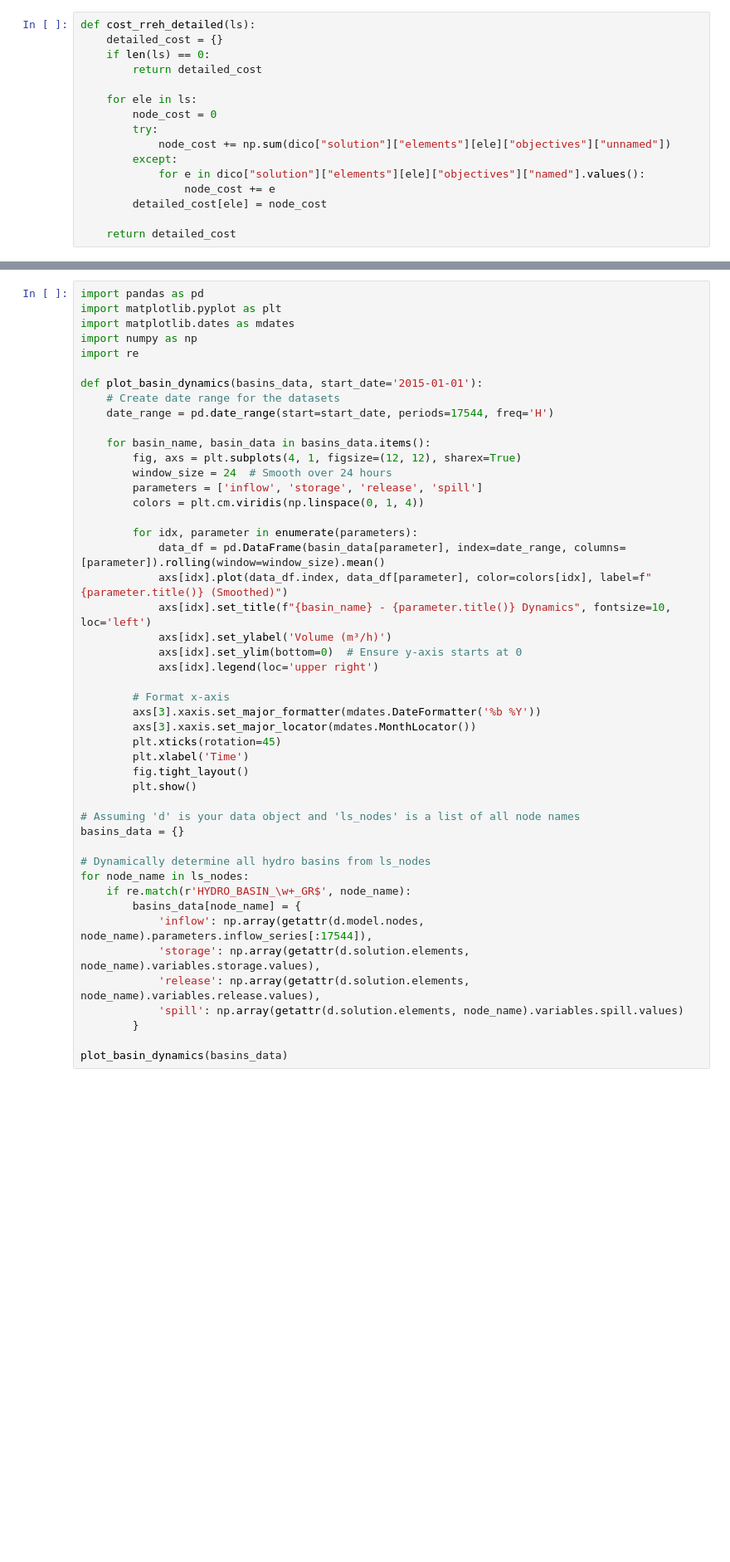
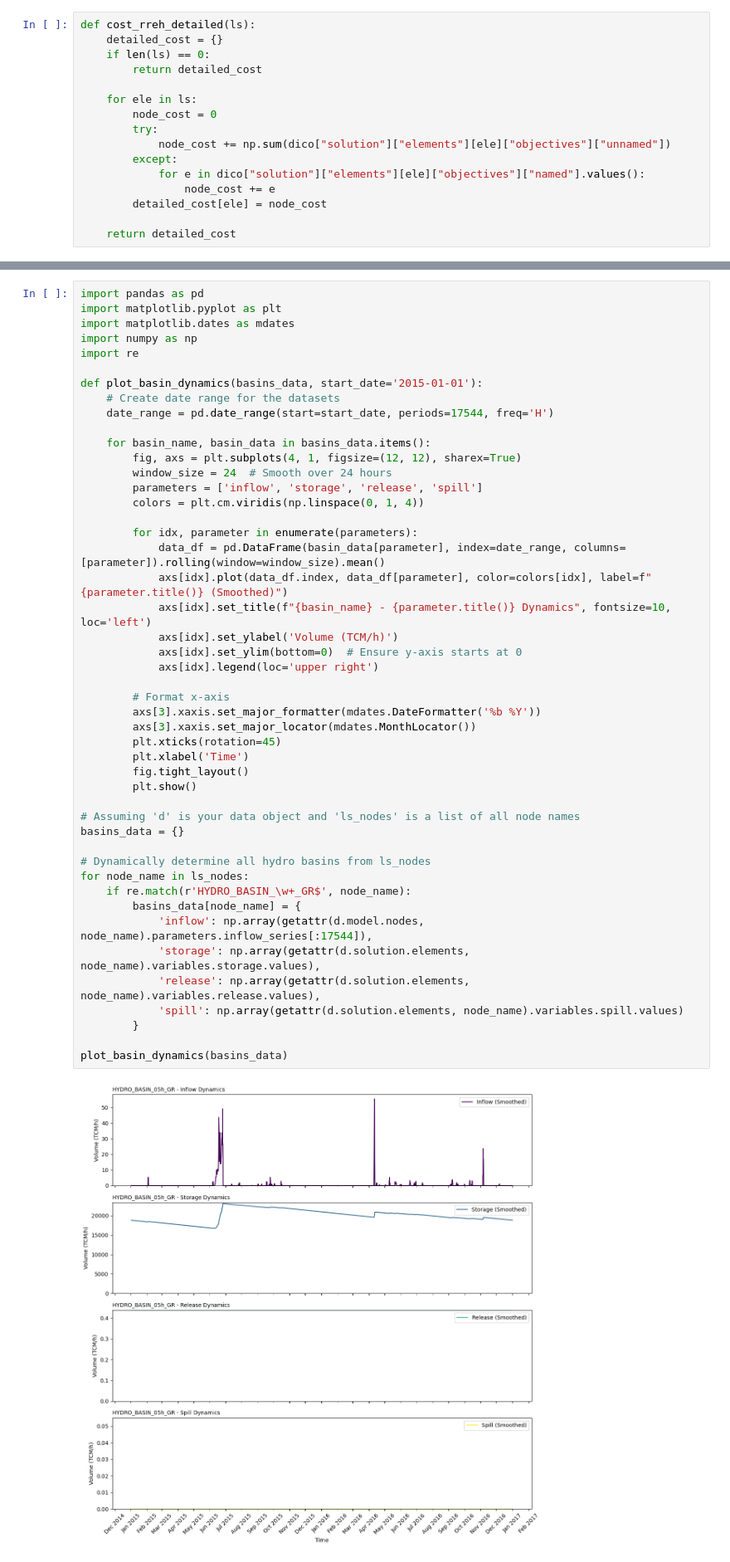
Before and after one commit to giooms/RREH_thesis, a Jupyter notebook: scripts/analysis/hydro.ipynb, the cells around one changed output, grey strips where cells are left out. Shown at 83% size. Saved outputs shown, nothing was run; the diff lists cells and outputs as text; blank space fills up the shorter version.

```diff
--- a/scripts/analysis/hydro.ipynb
+++ b/scripts/analysis/hydro.ipynb
@@ -474,31 +496,33 @@ def plot_basin_dynamics(basins_data, start_date='2015-01-01'):
 
         for idx, parameter in enumerate(parameters):
             data_df = pd.DataFrame(basin_data[parameter], index=date_range, columns=[parameter]).rolling(window=window_size).mean()
             axs[idx].plot(data_df.index, data_df[parameter], color=colors[idx], label=f"{parameter.title()} (Smoothed)")
             axs[idx].set_title(f"{basin_name} - {parameter.title()} Dynamics", fontsize=10, loc='left')
-            axs[idx].set_ylabel('Volume (m³/h)')
+            axs[idx].set_ylabel('Volume (TCM/h)')
             axs[idx].set_ylim(bottom=0)  # Ensure y-axis starts at 0
             axs[idx].legend(loc='upper right')
 
         # Format x-axis
         axs[3].xaxis.set_major_formatter(mdates.DateFormatter('%b %Y'))
         axs[3].xaxis.set_major_locator(mdates.MonthLocator())
         plt.xticks(rotation=45)
         plt.xlabel('Time')
         fig.tight_layout()
         plt.show()
 
 # Assuming 'd' is your data object and 'ls_nodes' is a list of all node names
 basins_data = {}
 
 # Dynamically determine all hydro basins from ls_nodes
 for node_name in ls_nodes:
     if re.match(r'HYDRO_BASIN_\w+_GR$', node_name):
         basins_data[node_name] = {
             'inflow': np.array(getattr(d.model.nodes, node_name).parameters.inflow_series[:17544]),
             'storage': np.array(getattr(d.solution.elements, node_name).variables.storage.values),
             'release': np.array(getattr(d.solution.elements, node_name).variables.release.values),
             'spill': np.array(getattr(d.solution.elements, node_name).variables.spill.values)
         }
 
 plot_basin_dynamics(basins_data)
+# %% [output]
+[figure, added]
```
Also changed, not shown: parts of 23 cells of this notebook, 38 other files.
